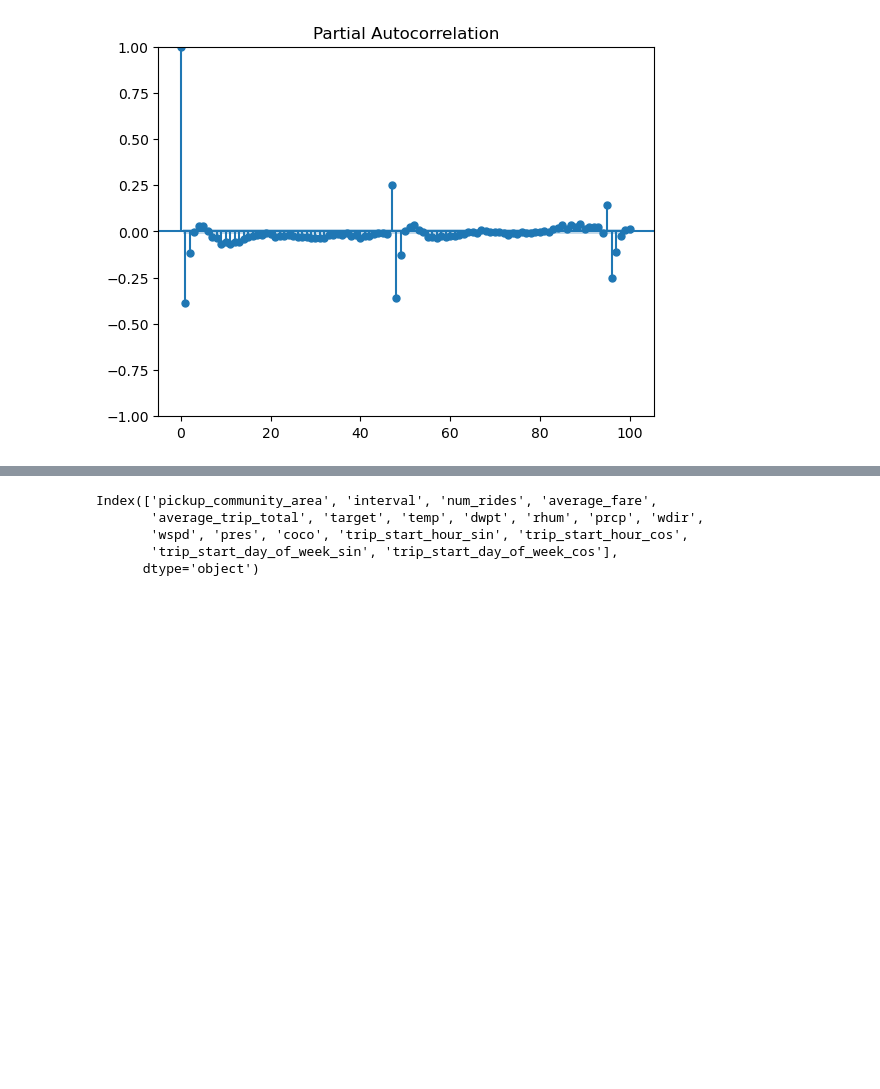
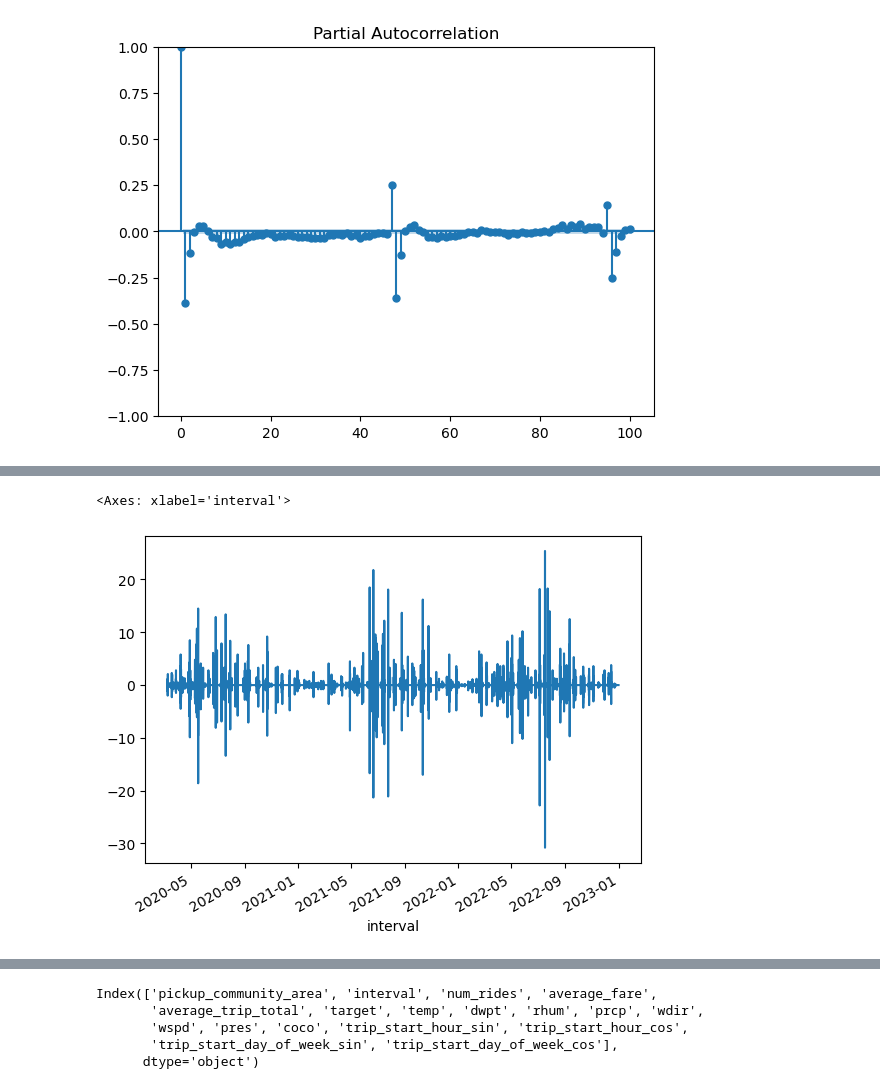
Before and after one commit to GarettKaube/Ride-Sharing-Spatio-Temporal-Demand-Forecasting-System, a Jupyter notebook: modeling.ipynb, the cells around one changed output, grey strips where cells are left out. Cells and saved outputs as stored; diff of their text form; code cells hidden in the pictures; blank space fills up the shorter version.

```diff
--- a/modeling.ipynb
+++ b/modeling.ipynb
@@ -898,0 +887,6 @@ pacf = plot_pacf(train_com1_seas_diff, lags = 100)
+# %%
+#differenced
+comm_8_diff["prcp"].plot()
+# %% [output]
+<Axes: xlabel='interval'>
+[figure, added]
```
Also changed, not shown: parts of 60 cells of this notebook.
